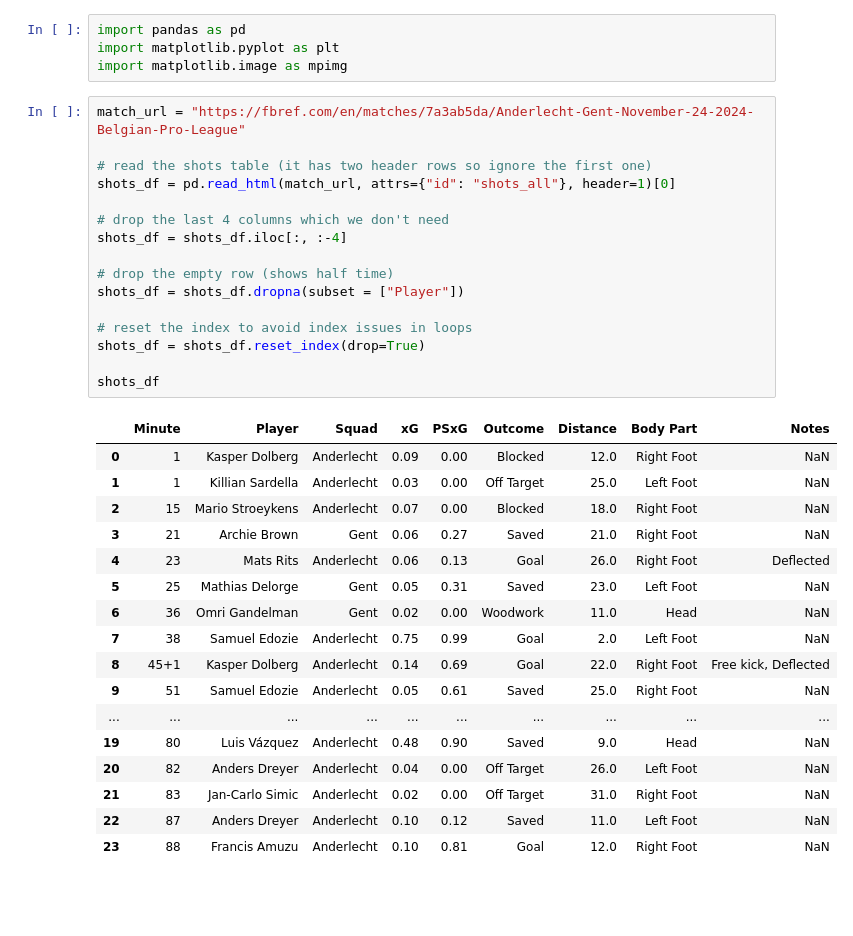
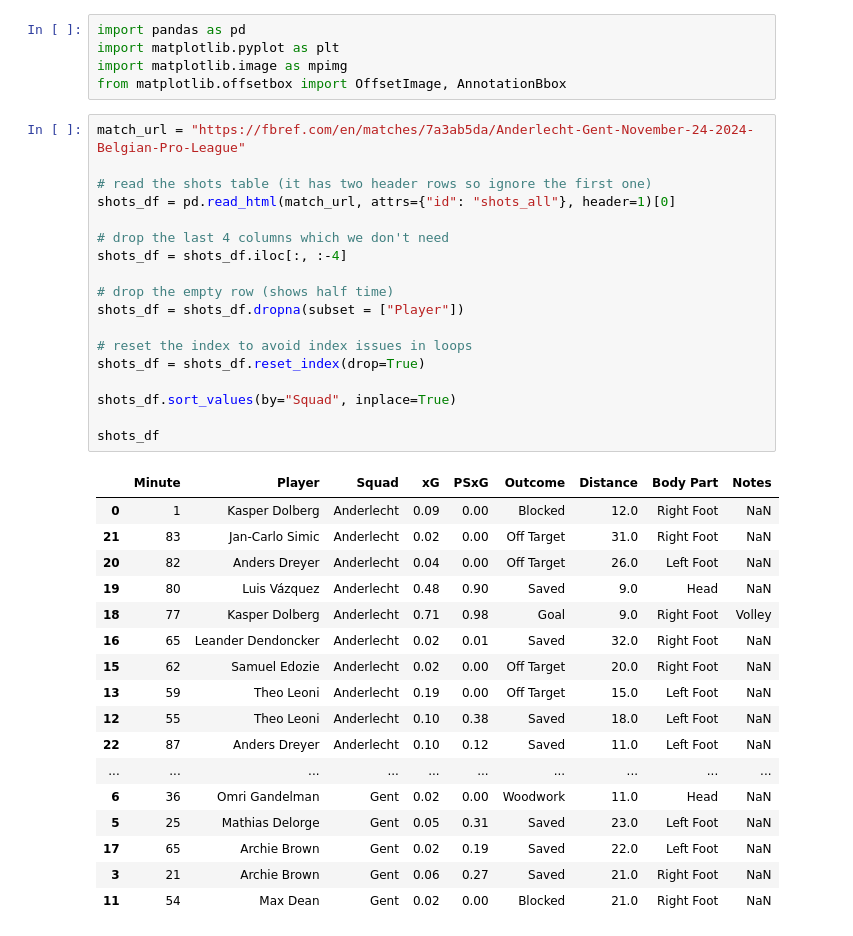
Before and after one commit to MarijnSt/xg-flowchart-rsca-gent-24-11-2024, a Jupyter notebook: xg-flowchart.ipynb, the cells around one changed output. Drawn from its saved outputs; the diff is of its cells as text; blank space fills up the shorter version.

```diff
--- a/xg-flowchart.ipynb
+++ b/xg-flowchart.ipynb
@@ -2,38 +2,41 @@
 import pandas as pd
 import matplotlib.pyplot as plt
 import matplotlib.image as mpimg
+from matplotlib.offsetbox import OffsetImage, AnnotationBbox
 # %%
 match_url = "https://fbref.com/en/matches/7a3ab5da/Anderlecht-Gent-November-24-2024-Belgian-Pro-League"
 
 # read the shots table (it has two header rows so ignore the first one)
 shots_df = pd.read_html(match_url, attrs={"id": "shots_all"}, header=1)[0]
 
 # drop the last 4 columns which we don't need
 shots_df = shots_df.iloc[:, :-4]
 
 # drop the empty row (shows half time)
 shots_df = shots_df.dropna(subset = ["Player"])
 
 # reset the index to avoid index issues in loops
 shots_df = shots_df.reset_index(drop=True)
 
+shots_df.sort_values(by="Squad", inplace=True)
+
 shots_df
 # %% [output]
 |  | Minute | Player | Squad | xG | PSxG | Outcome | Distance | Body Part | Notes |
 | 0 | 1 | Kasper Dolberg | Anderlecht | 0.09 | 0.00 | Blocked | 12.0 | Right Foot | NaN |
-| 1 | 1 | Killian Sardella | Anderlecht | 0.03 | 0.00 | Off Target | 25.0 | Left Foot | NaN |
-| 2 | 15 | Mario Stroeykens | Anderlecht | 0.07 | 0.00 | Blocked | 18.0 | Right Foot | NaN |
+| 21 | 83 | Jan-Carlo Simic | Anderlecht | 0.02 | 0.00 | Off Target | 31.0 | Right Foot | NaN |
+| 20 | 82 | Anders Dreyer | Anderlecht | 0.04 | 0.00 | Off Target | 26.0 | Left Foot | NaN |
+| 19 | 80 | Luis Vázquez | Anderlecht | 0.48 | 0.90 | Saved | 9.0 | Head | NaN |
+| 18 | 77 | Kasper Dolberg | Anderlecht | 0.71 | 0.98 | Goal | 9.0 | Right Foot | Volley |
+| 16 | 65 | Leander Dendoncker | Anderlecht | 0.02 | 0.01 | Saved | 32.0 | Right Foot | NaN |
+| 15 | 62 | Samuel Edozie | Anderlecht | 0.02 | 0.00 | Off Target | 20.0 | Right Foot | NaN |
+| 13 | 59 | Theo Leoni | Anderlecht | 0.19 | 0.00 | Off Target | 15.0 | Left Foot | NaN |
+| 12 | 55 | Theo Leoni | Anderlecht | 0.10 | 0.38 | Saved | 18.0 | Left Foot | NaN |
+| 22 | 87 | Anders Dreyer | Anderlecht | 0.10 | 0.12 | Saved | 11.0 | Left Foot | NaN |
+| ... | ... | ... | ... | ... | ... | ... | ... | ... | ... |
+| 6 | 36 | Omri Gandelman | Gent | 0.02 | 0.00 | Woodwork | 11.0 | Head | NaN |
+| 5 | 25 | Mathias Delorge | Gent | 0.05 | 0.31 | Saved | 23.0 | Left Foot | NaN |
+| 17 | 65 | Archie Brown | Gent | 0.02 | 0.19 | Saved | 22.0 | Left Foot | NaN |
 | 3 | 21 | Archie Brown | Gent | 0.06 | 0.27 | Saved | 21.0 | Right Foot | NaN |
-| 4 | 23 | Mats Rits | Anderlecht | 0.06 | 0.13 | Goal | 26.0 | Right Foot | Deflected |
-| 5 | 25 | Mathias Delorge | Gent | 0.05 | 0.31 | Saved | 23.0 | Left Foot | NaN |
-| 6 | 36 | Omri Gandelman | Gent | 0.02 | 0.00 | Woodwork | 11.0 | Head | NaN |
-| 7 | 38 | Samuel Edozie | Anderlecht | 0.75 | 0.99 | Goal | 2.0 | Left Foot | NaN |
-| 8 | 45+1 | Kasper Dolberg | Anderlecht | 0.14 | 0.69 | Goal | 22.0 | Right Foot | Free kick, Deflected |
-| 9 | 51 | Samuel Edozie | Anderlecht | 0.05 | 0.61 | Saved | 25.0 | Right Foot | NaN |
-| ... | ... | ... | ... | ... | ... | ... | ... | ... | ... |
-| 19 | 80 | Luis Vázquez | Anderlecht | 0.48 | 0.90 | Saved | 9.0 | Head | NaN |
-| 20 | 82 | Anders Dreyer | Anderlecht | 0.04 | 0.00 | Off Target | 26.0 | Left Foot | NaN |
-| 21 | 83 | Jan-Carlo Simic | Anderlecht | 0.02 | 0.00 | Off Target | 31.0 | Right Foot | NaN |
-| 22 | 87 | Anders Dreyer | Anderlecht | 0.10 | 0.12 | Saved | 11.0 | Left Foot | NaN |
-| 23 | 88 | Francis Amuzu | Anderlecht | 0.10 | 0.81 | Goal | 12.0 | Right Foot | NaN |
+| 11 | 54 | Max Dean | Gent | 0.02 | 0.00 | Blocked | 21.0 | Right Foot | NaN |
 # %%
```
Also changed, not shown: parts of 2 cells of this notebook.
